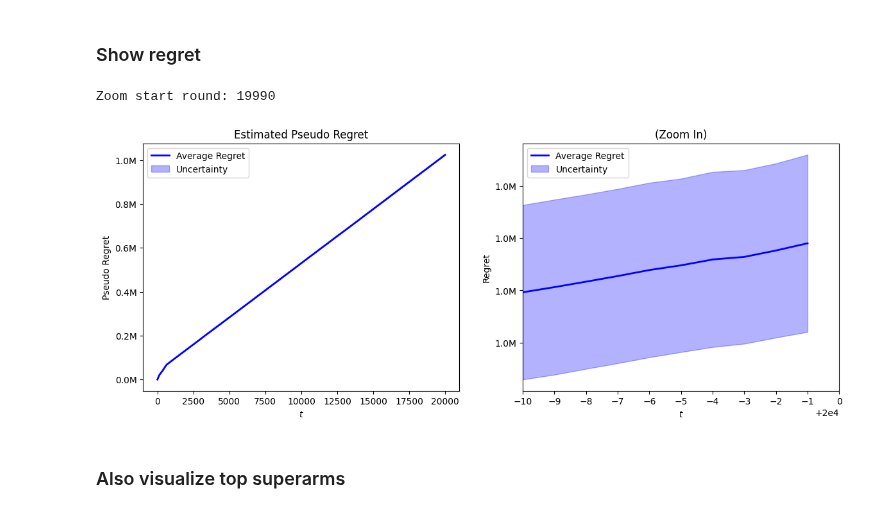
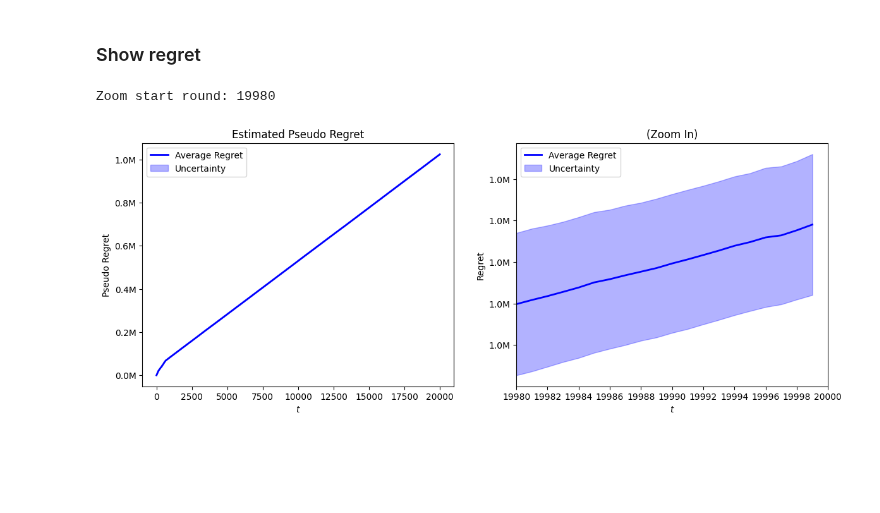
Before and after one commit to peetceenatoo/online-learning, a Jupyter notebook: R2.ipynb, the cells around one changed output. Saved outputs shown, nothing was run; the diff lists cells and outputs as text; code cells hidden in the pictures; blank space fills up the shorter version.

Commit message:
fixing regret plots in R1 and R2

```diff
--- a/R2.ipynb
+++ b/R2.ipynb
@@ -229,11 +229,6 @@ class GlobalLinearProgramUCB:
 # %% [markdown]
 We waste so many products in the exploration phase!
 # %%
-# --- Data storage for the last run (for original plots) ---
-
-last_run_rewards_over_time = []
-last_run_inventory_left = []
-
 # --- Start of Cumulative Regret Computation Over Multiple Trials ---
 regret_per_trial = []
 
@@ -312,44 +307,8 @@ for seed in range(n_trials):
     cumulative_regret = np.cumsum(regret_over_time_this_trial)
     regret_per_trial.append(cumulative_regret)
 
-    # If this is the last trial, store its data for plotting
     if seed == n_trials - 1:
-        last_run_rewards_over_time = current_run_rewards_over_time
-        last_run_inventory_left = current_run_inventory_left
         last_run_actions = current_run_actions
-
-
-# --- To plot (from the last run) ---
-cumulative_reward_last_run = np.cumsum(np.array(last_run_rewards_over_time))
-cumulative_regret_last_run = np.cumsum(np.array(regret_over_time_this_trial))
-
-# --- Plot ---
-plt.figure(figsize=(18, 6)) # Adjusted figure size for 3 subplots in a row
-
-# Subplot 1: Cumulative Reward
-plt.subplot(1, 3, 1) # 1 row, 3 columns, first plot
-plt.plot(cumulative_reward_last_run)
-plt.xlabel("Round")
-plt.ylabel("Cumulative Reward")
-plt.title("E.G. LAST RUN - Cumulative Reward")
-plt.gca().yaxis.set_major_formatter(matplotlib.ticker.FuncFormatter(millions_formatter))
-
-# Subplot 2: Inventory Consumption
-plt.subplot(1, 3, 2) # 1 row, 3 columns, second plot
-plt.plot(last_run_inventory_left)
-plt.xlabel("Round")
-plt.ylabel("Remaining Inventory") # Clarified label
-plt.title("E.G. LAST RUN - Inventory Consumption")
-plt.gca().yaxis.set_major_formatter(matplotlib.ticker.FuncFormatter(millions_formatter))
-
-# Subplot 3: Cumulative Regret
-plt.subplot(1, 3, 3) # 1 row, 3 columns, third plot
-plt.plot(cumulative_regret_last_run)
-plt.xlabel("Round")
-plt.ylabel("Cumulative Regret")
-plt.title("E.G. LAST RUN - Cumulative Regret")
-# Apply custom formatter for the y-axis of cumulative regret
-plt.gca().yaxis.set_major_formatter(matplotlib.ticker.FuncFormatter(millions_formatter))
 # %% [output]
 Using static rho = 24.0
 Using static rho = 24.0
@@ -520,6 +479,7 @@ for seed in range(n_trials):
     # Also log for the last run if this is the last trial
     current_run_rewards_over_time = []
     current_run_inventory_left = []
+    current_run_actions = []
 
     # Run the agent for T rounds
     for t in range(T):
@@ -558,6 +518,7 @@ for seed in range(n_trials):
         # Log for the current run (potential last run)
         current_run_rewards_over_time.append(total_reward)
         current_run_inventory_left.append(agent.inventory)
+        current_run_actions.append(tuple(a_t))
 
     # Ensure regret_over_time_this_trial has exactly T elements
     while len(regret_over_time_this_trial) < T:
@@ -580,34 +541,33 @@ regret_sd = np.array(regret_per_trial).std(axis=0)
 
 # --- Plotting Average Cumulative Regret (Pseudo Regret) ---
 
 # Set zoom start time based on the zoom factor
 zoom_start_t = max(0, T - max(1, int(T * zoom)))
 print(f"Zoom start round: {zoom_start_t}")
 
 fig, (ax1, ax2) = plt.subplots(1, 2, figsize=(14, 5), sharex=False)
 
 # Full Plot (left)
 ax1.plot(np.arange(T), average_regret, 'b-', linewidth=2, label='Average Regret')
 ax1.fill_between(np.arange(T), average_regret - regret_sd / np.sqrt(n_trials), average_regret + regret_sd / np.sqrt(n_trials), alpha=0.3, color='blue', label='Uncertainty')
 ax1.set_title('Estimated Pseudo Regret')
 ax1.set_xlabel('$t$')
 ax1.set_ylabel('Pseudo Regret')
 ax1.legend()
 ax1.xaxis.set_major_locator(matplotlib.ticker.MaxNLocator(integer=True))
 ax1.yaxis.set_major_formatter(matplotlib.ticker.FuncFormatter(millions_formatter))
 
 # Zoom In Plot (right)
 ax2.plot(np.arange(zoom_start_t, T), average_regret[zoom_start_t:], 'b-', linewidth=2, label='Average Regret')
 ax2.fill_between(np.arange(zoom_start_t, T), (average_regret - regret_sd / np.sqrt(n_trials))[zoom_start_t:], (average_regret + regret_sd / np.sqrt(n_trials))[zoom_start_t:], alpha=0.3, color='blue', label='Uncertainty')
 ax2.set_xlim(zoom_start_t, T)
 ax2.set_title('(Zoom In)')
 ax2.set_xlabel('$t$')
 ax2.set_ylabel('Regret')
 ax2.legend()
 ax2.xaxis.set_major_locator(matplotlib.ticker.MaxNLocator(integer=True))
+ax2.ticklabel_format(useOffset=False, style='plain', axis='x')
 _ = ax2.yaxis.set_major_formatter(matplotlib.ticker.FuncFormatter(millions_formatter))
 # %% [output]
-Zoom start round: 19990
+Zoom start round: 19980
-[figure, old version]
+[figure, new version]
-# %% [markdown]
-### Also visualize top superarms
```
Also changed, not shown: parts of 8 cells of this notebook, 1 other file.
